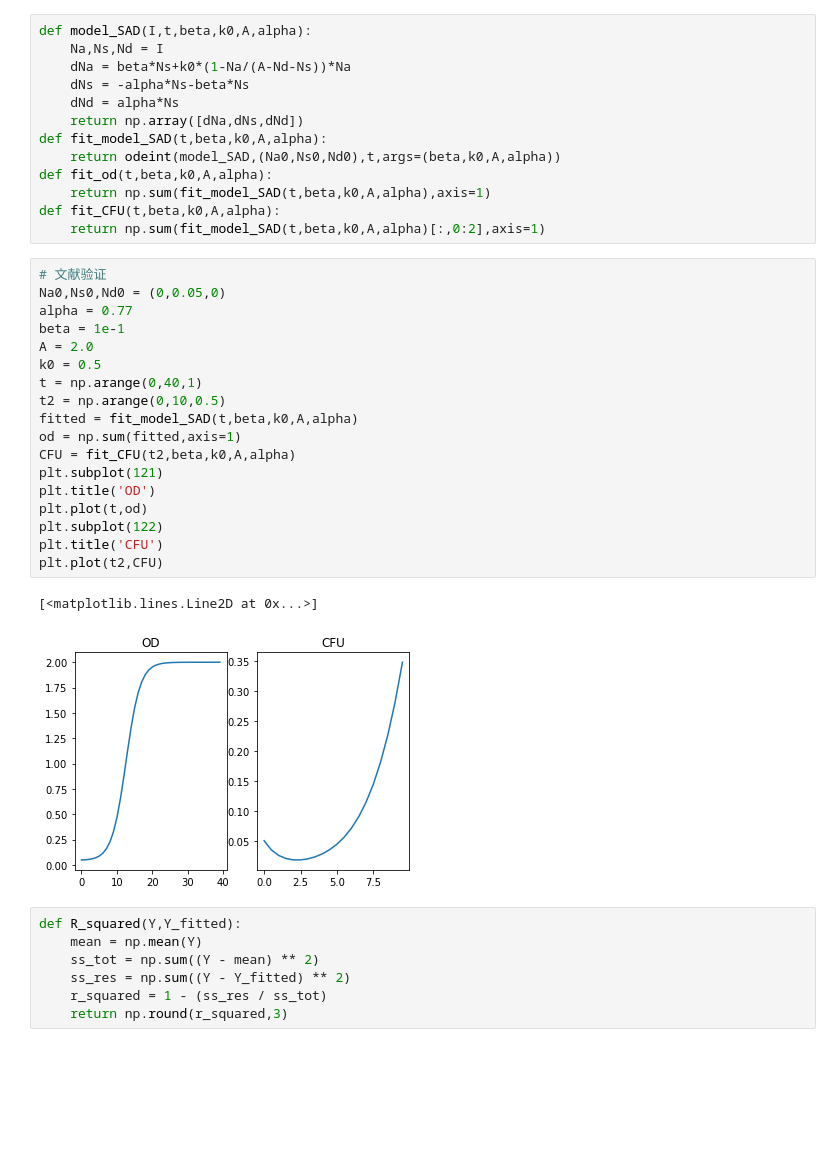
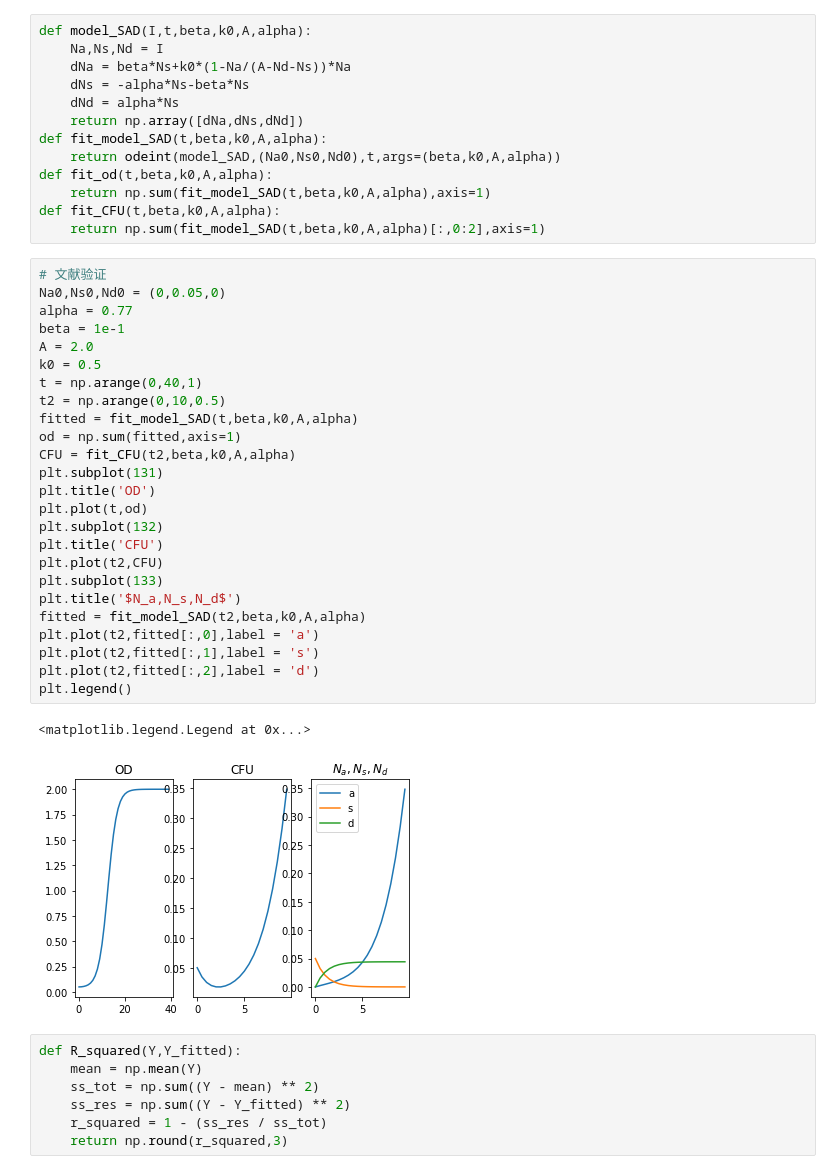
Before and after one commit to yyngfive/model-igem, a Jupyter notebook: AgNP-SAD-model.ipynb, the cells around one changed output. Saved outputs shown, nothing was run; the diff lists cells and outputs as text; blank space fills up the shorter version.

```diff
--- a/AgNP-SAD-model.ipynb
+++ b/AgNP-SAD-model.ipynb
@@ -35,24 +35,31 @@ def fit_CFU(t,beta,k0,A,alpha):
 # %%
 # 文献验证
 Na0,Ns0,Nd0 = (0,0.05,0)
 alpha = 0.77
 beta = 1e-1
 A = 2.0
 k0 = 0.5
 t = np.arange(0,40,1)
 t2 = np.arange(0,10,0.5)
 fitted = fit_model_SAD(t,beta,k0,A,alpha)
 od = np.sum(fitted,axis=1)
 CFU = fit_CFU(t2,beta,k0,A,alpha)
-plt.subplot(121)
+plt.subplot(131)
 plt.title('OD')
 plt.plot(t,od)
-plt.subplot(122)
+plt.subplot(132)
 plt.title('CFU')
 plt.plot(t2,CFU)
+plt.subplot(133)
+plt.title('$N_a,N_s,N_d$')
+fitted = fit_model_SAD(t2,beta,k0,A,alpha)
+plt.plot(t2,fitted[:,0],label = 'a')
+plt.plot(t2,fitted[:,1],label = 's')
+plt.plot(t2,fitted[:,2],label = 'd')
+plt.legend()
 # %% [output]
-[<matplotlib.lines.Line2D at 0x...>]
+<matplotlib.legend.Legend at 0x...>
-[figure, old version]
+[figure, new version]
 # %%
 def R_squared(Y,Y_fitted):
     mean = np.mean(Y)
```
Also changed, not shown: 2 other files.
